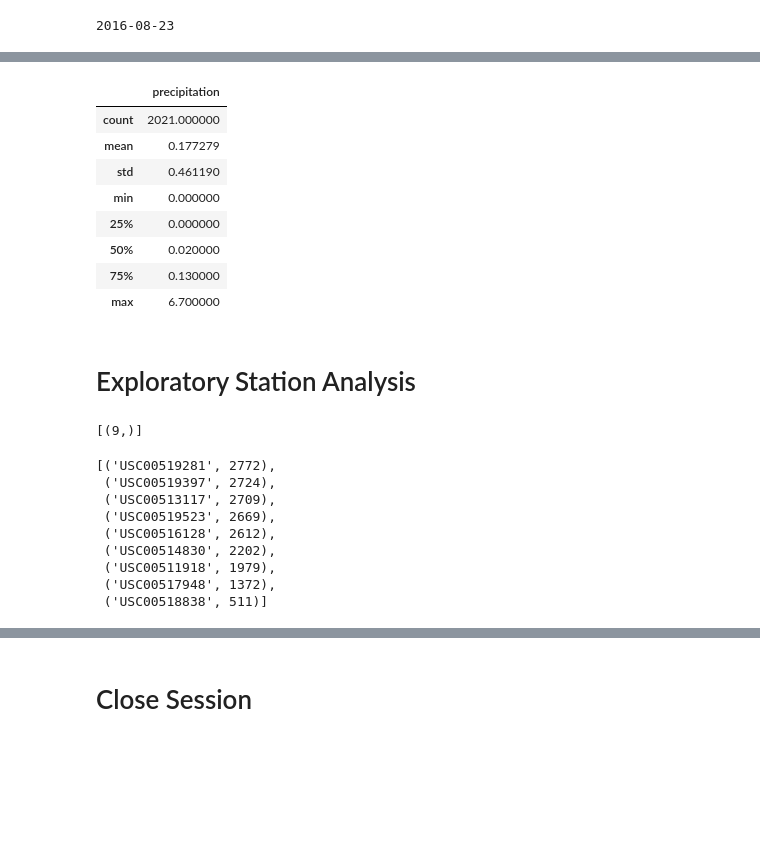
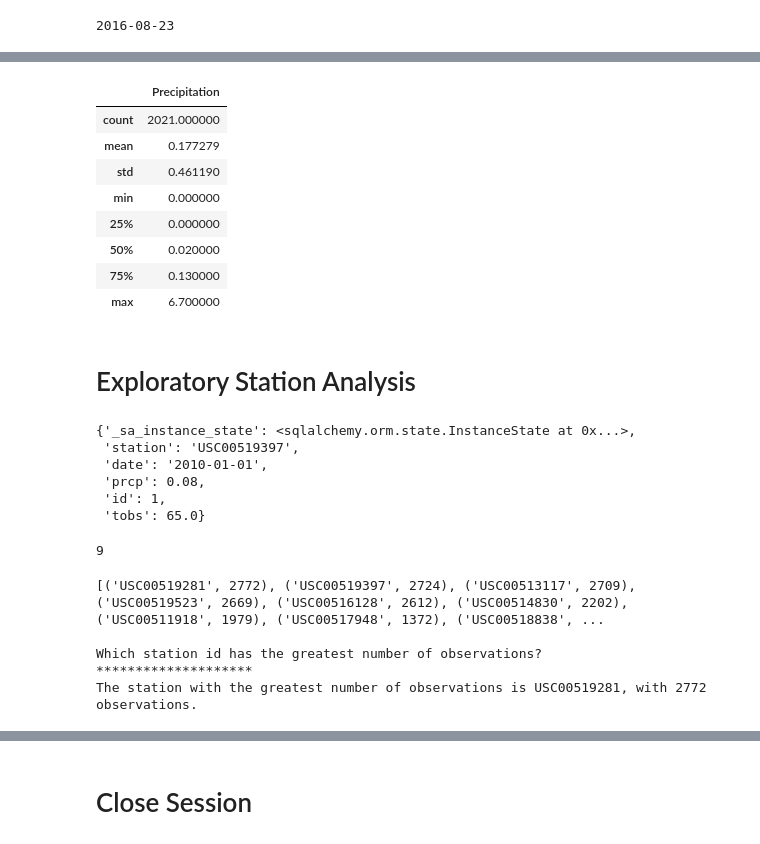
Before and after one commit to RJBarker/sqlalchemy-challenge, a Jupyter notebook: SurfsUp/climate_starter.ipynb, the cells around one changed output, grey strips where cells are left out. Saved outputs shown, nothing was run; the diff lists cells and outputs as text; code cells hidden in the pictures; blank space fills up the shorter version.

Commit message:
climate_starter.ipynb file updated. Output_Files directory created

```diff
--- a/SurfsUp/climate_starter.ipynb
+++ b/SurfsUp/climate_starter.ipynb
@@ -70,14 +70,20 @@ past_year = dt.date.fromisoformat(max_date[0]) - dt.timedelta(days=365)
 
 # Perform a query to retrieve the data and precipitation scores
 annum_prcp = session.query(Measurement.date,Measurement.prcp)\
-            .filter(Measurement.date >= past_year).all()
+            .filter(Measurement.date >= prev_year).all()
 
 # Save the query results as a Pandas DataFrame. Explicitly set the column names
-annum_prcp_df = pd.DataFrame(annum_prcp, columns=['Date','Inches']).set_index("Date")
-annum_prcp_df.head()
+annum_prcp_df = pd.DataFrame(annum_prcp, columns=['Date','Precipitation']).set_index("Date").dropna(how="any")
 
 # Sort the dataframe by date
-
+annum_prcp_df = annum_prcp_df.sort_values("Date")
+annum_prcp_df
 
 # Use Pandas Plotting with Matplotlib to plot the data
+annum_prcp_df.plot(ylabel="Inches", grid=True, figsize=(10,7))
+plt.xticks(rotation=90, size="small")
+plt.legend(loc="best")
+plt.tight_layout()
+plt.savefig("Output_Files/prcp_chart.png")
+plt.show()
 # %% [output]
@@ -113,7 +91,8 @@ Text(0, 0.5, 'Inches')
 # %%
 # Use Pandas to calculate the summary statistics for the precipitation data
+annum_prcp_df.describe()
 # %% [output]
-|  | precipitation |
+|  | Precipitation |
 | count | 2021.000000 |
 | mean | 0.177279 |
 | std | 0.461190 |
@@ -124,20 +103,38 @@ Text(0, 0.5, 'Inches')
 | max | 6.700000 |
 # %% [markdown]
 # Exploratory Station Analysis
+# %%
+# View the column headers and first row data
+first_row = session.query(Measurement).first()
+first_row.__dict__
+# %% [output]
+{'_sa_instance_state': <sqlalchemy.orm.state.InstanceState at 0x...>,
+ 'station': 'USC00519397',
+ 'date': '2010-01-01',
+ 'prcp': 0.08,
+ 'id': 1,
+ 'tobs': 65.0}
 # %%
 # Design a query to calculate the total number of stations in the dataset
+unique_stations = session.query(Measurement.station).distinct().count()
+print(unique_stations)
 # %% [output]
-[(9,)]
+9
 # %%
 # Design a query to find the most active stations (i.e. which stations have the most rows?)
 # List the stations and their counts in descending order.
+station_activity = session.query(Measurement.station,
+                                 func.count(Measurement.station)).\
+                    group_by(Measurement.station).\
+                    order_by(func.count(Measurement.station).desc()).all()
+print(station_activity)
+print("")
+print("Which station id has the greatest number of observations?")
+print("*"*20)
+print(f"The station with the greatest number of observations is {station_activity[0][0]}, with {station_activity[0][1]} observations.")
 # %% [output]
-[('USC00519281', 2772),
- ('USC00519397', 2724),
- ('USC00513117', 2709),
- ('USC00519523', 2669),
- ('USC00516128', 2612),
- ('USC00514830', 2202),
- ('USC00511918', 1979),
- ('USC00517948', 1372),
- ('USC00518838', 511)]
+[('USC00519281', 2772), ('USC00519397', 2724), ('USC00513117', 2709), ('USC00519523', 2669), ('USC00516128', 2612), ('USC00514830', 2202), ('USC00511918', 1979), ('USC00517948', 1372), ('USC00518838', ...
+
+Which station id has the greatest number of observations?
+********************
+The station with the greatest number of observations is USC00519281, with 2772 observations.
```
Also changed, not shown: parts of 7 cells of this notebook, 2 other files.
